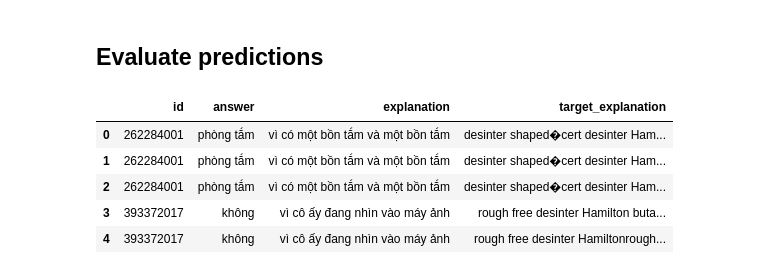
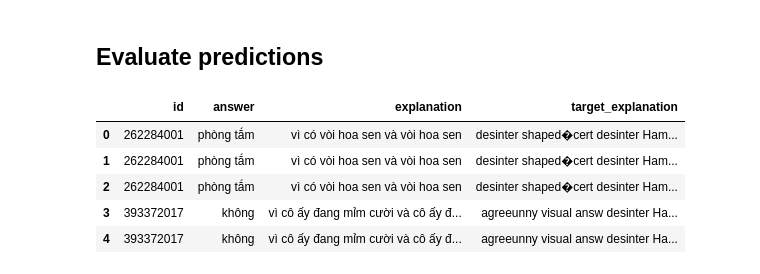
Before and after one commit to wjnwjn59/ViCLEVR-X, a Jupyter notebook: data_processing/notebook.ipynb, the cells around one changed output. Cells and saved outputs as stored; diff of their text form; code cells hidden in the pictures.

```diff
--- a/data_processing/notebook.ipynb
+++ b/data_processing/notebook.ipynb
@@ -517,39 +517,39 @@ from fairseq.data.encoders.gpt2_bpe import GPT2BPE, GPT2BPEConfig
 # Tạo đối tượng BPE với đường dẫn đến các file vocab và encoder.json
 bpe_cfg = {
     'gpt2_encoder_json': '/home/VLAI/binhdt/OFA-X/OFA/utils/BPE/encoder.json',
     'gpt2_vocab_bpe': '/home/VLAI/binhdt/OFA-X/OFA/utils/BPE/vocab.bpe'
 }
 bpe = GPT2BPE(GPT2BPEConfig(bpe_cfg))
 
 # Hàm giải mã BPE
 def decode_bpe(encoded_tokens, bpe):
     decoded_text = bpe.decode(' '.join(map(str, encoded_tokens)))
     return decoded_text
 
 def encode_bpe(text, bpe):
     encoded_tokens = bpe.encode(text)
     return encoded_tokens
 
 # Đọc file JSON
-test_predict_file = '/home/VLAI/binhdt/OFA-X/results/eval_test/test_predict.json'
+test_predict_file = '/home/VLAI/binhdt/OFA-X/results/bz_32_0.4161/test_predict.json'
 with open(test_predict_file, 'r', encoding='utf-8') as f:
     test_predict = json.load(f)
 
 predict_df = pd.DataFrame(test_predict)
 
 # Áp dụng giải mã cho cột target_explanation và explanation (chỉ nếu là danh sách BPE)
 predict_df['target_explanation'] = predict_df['target_explanation'].apply(lambda x: decode_bpe(x, bpe))
 # predict_df['explanation'] = predict_df['explanation'].apply(lambda x: encode_bpe(x, bpe))
 # # chuyển list sang string
 # predict_df['target_explanation'] = predict_df['target_explanation'].apply(lambda x: ' '.join(map(str, x)))
 predict_df.head()
 # %% [output]
 |  | id | answer | explanation | target_explanation |
-| 0 | 262284001 | phòng tắm | vì có một bồn tắm và một bồn tắm | desinter shaped�cert desinter Ham... |
-| 1 | 262284001 | phòng tắm | vì có một bồn tắm và một bồn tắm | desinter shaped�cert desinter Ham... |
-| 2 | 262284001 | phòng tắm | vì có một bồn tắm và một bồn tắm | desinter shaped�cert desinter Ham... |
-| 3 | 393372017 | không | vì cô ấy đang nhìn vào máy ảnh | rough free desinter Hamilton buta... |
-| 4 | 393372017 | không | vì cô ấy đang nhìn vào máy ảnh | rough free desinter Hamiltonrough... |
+| 0 | 262284001 | phòng tắm | vì có vòi hoa sen và vòi hoa sen | desinter shaped�cert desinter Ham... |
+| 1 | 262284001 | phòng tắm | vì có vòi hoa sen và vòi hoa sen | desinter shaped�cert desinter Ham... |
+| 2 | 262284001 | phòng tắm | vì có vòi hoa sen và vòi hoa sen | desinter shaped�cert desinter Ham... |
+| 3 | 393372017 | không | vì cô ấy đang mỉm cười và cô ấy đ... | agreeunny visual answ desinter Ha... |
+| 4 | 393372017 | không | vì cô ấy đang mỉm cười và cô ấy đ... | agreeunny visual answ desinter Ha... |
 # %%
 # Chuẩn bị dữ liệu tham chiếu (references) và dự đoán (hypotheses)
 gts = {idx: [ref] for idx, ref in enumerate(predict_df['target_explanation'])}
```
Also changed, not shown: parts of 6 cells of this notebook, 1 other file.
